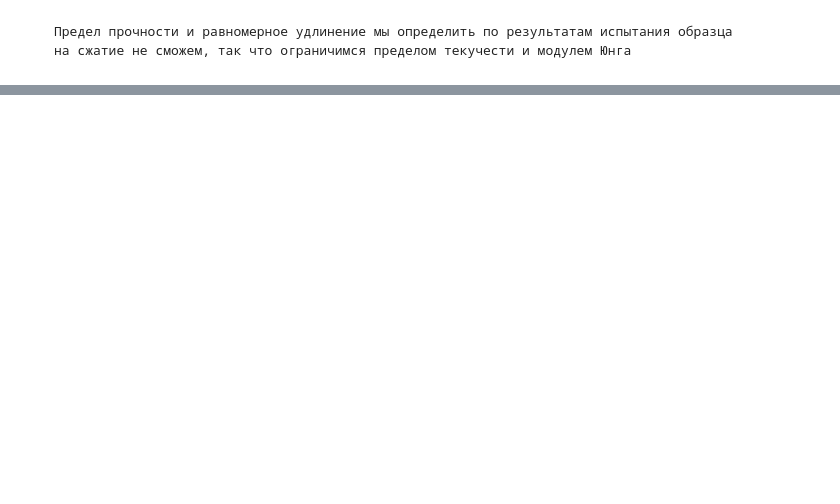
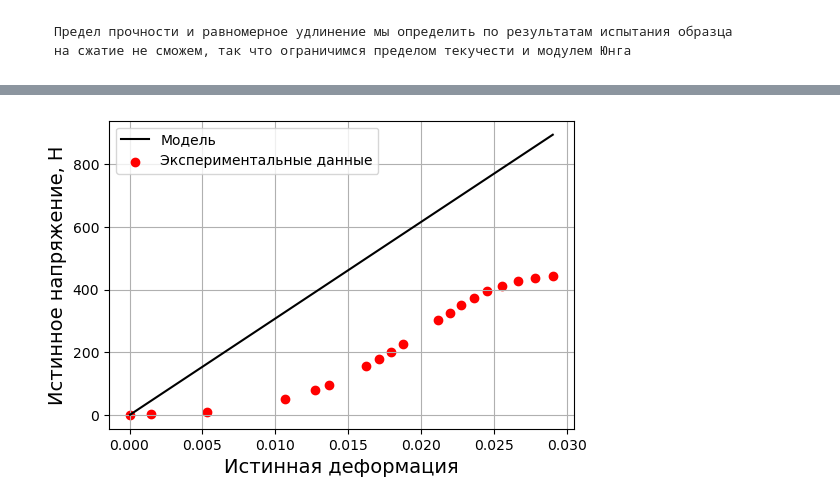
Before and after one commit to AlexanderASidorov/tension_test_calculations, a Jupyter notebook: dz/dz001/Fairuzova/Compression_test.ipynb, the cells around one changed output, grey strips where cells are left out. Cells and saved outputs as stored; diff of their text form; code cells hidden in the pictures; blank space fills up the shorter version.

```diff
--- a/dz/dz001/Fairuzova/Compression_test.ipynb
+++ b/dz/dz001/Fairuzova/Compression_test.ipynb
@@ -67,0 +82,8 @@ NameError: name 'mech_properties' is not defined
+# %%
+# визуализируем результат расчета модуля Юнга
+filtr03 = mech_properties.strain <= 0.03
+mech_properties.plot_experiment_vs_model([stress_strain.strain_true[filtr03], stress_strain.stress_true[filtr03]],
+                                        [stress_strain.strain_true[filtr03], mech_properties.E*(stress_strain.strain_true[filtr03])],
+                                        'Истинная деформация', 'Истинное напряжение, Н')
+# %% [output]
+[figure, added]
```
Also changed, not shown: parts of 14 cells of this notebook, 4 other files.
